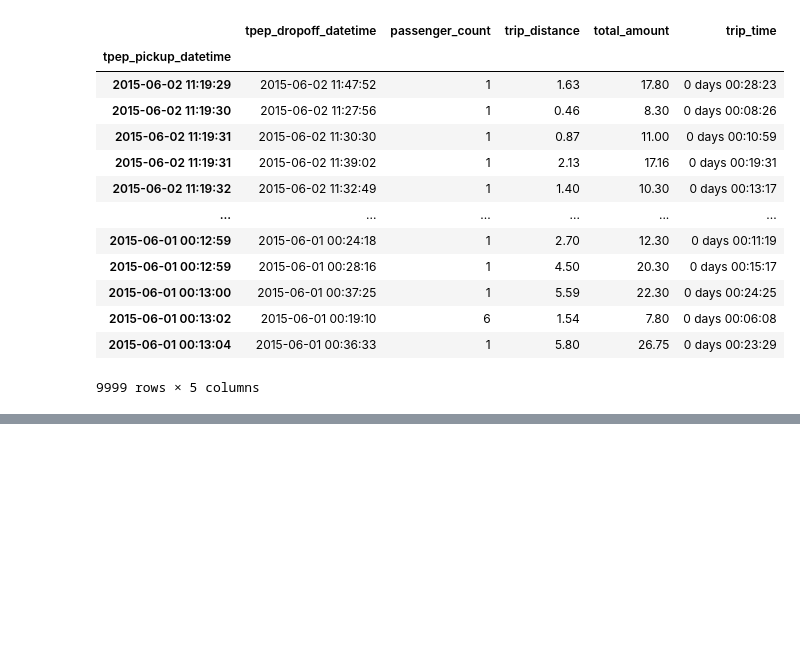
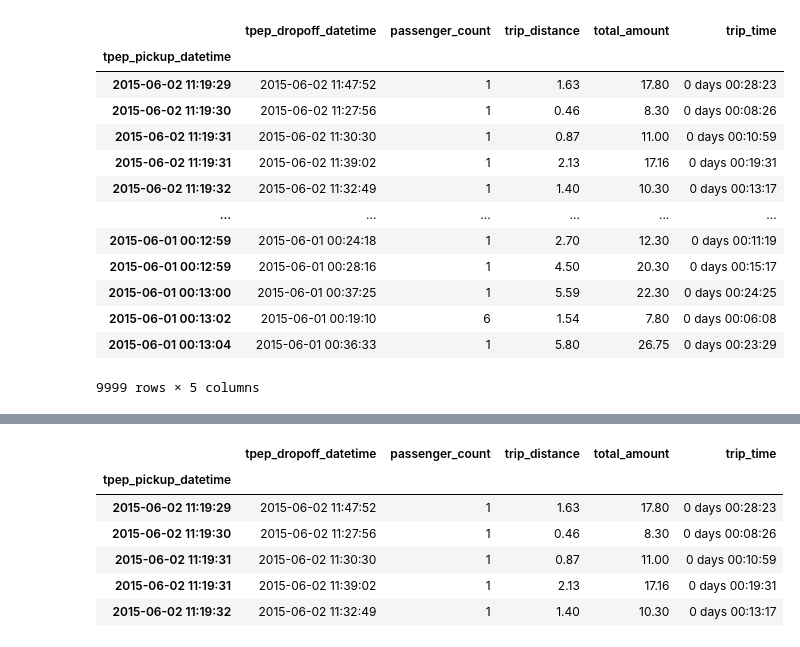
Before and after one commit to Su5rm/geekle-2021-april-9, a Jupyter notebook: Geekle - 2021-april-9.ipynb, the cells around one changed output, grey strips where cells are left out. Saved outputs shown, nothing was run; the diff lists cells and outputs as text; code cells hidden in the pictures; blank space fills up the shorter version.

```diff
--- a/Geekle - 2021-april-9.ipynb
+++ b/Geekle - 2021-april-9.ipynb
@@ -374,3 +374,18 @@ df.head()
 | 2 | 2015-06-02 11:19:31 | 2015-06-02 11:30:30 | 1 | 0.87 | 11.00 | 0 days 00:10:59 |
 | 3 | 2015-06-02 11:19:31 | 2015-06-02 11:39:02 | 1 | 2.13 | 17.16 | 0 days 00:19:31 |
 | 4 | 2015-06-02 11:19:32 | 2015-06-02 11:32:49 | 1 | 1.40 | 10.30 | 0 days 00:13:17 |
+# %%
+# to set the index of the data frame, call set_index and then
+# assign the returned data frame back to df
+
+df = df.set_index('tpep_pickup_datetime')
+# %%
+df.head()
+# %% [output]
+|  | tpep_dropoff_datetime | passenger_count | trip_distance | total_amount | trip_time |
+| tpep_pickup_datetime |  |  |  |  |  |
+| 2015-06-02 11:19:29 | 2015-06-02 11:47:52 | 1 | 1.63 | 17.80 | 0 days 00:28:23 |
+| 2015-06-02 11:19:30 | 2015-06-02 11:27:56 | 1 | 0.46 | 8.30 | 0 days 00:08:26 |
+| 2015-06-02 11:19:31 | 2015-06-02 11:30:30 | 1 | 0.87 | 11.00 | 0 days 00:10:59 |
+| 2015-06-02 11:19:31 | 2015-06-02 11:39:02 | 1 | 2.13 | 17.16 | 0 days 00:19:31 |
+| 2015-06-02 11:19:32 | 2015-06-02 11:32:49 | 1 | 1.40 | 10.30 | 0 days 00:13:17 |
```
Also changed, not shown: parts of 3 cells of this notebook.
